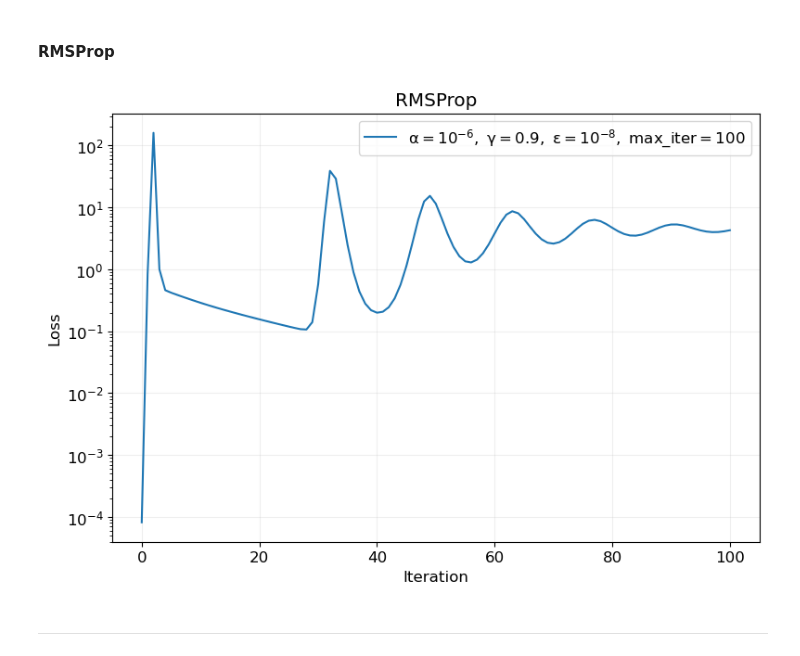
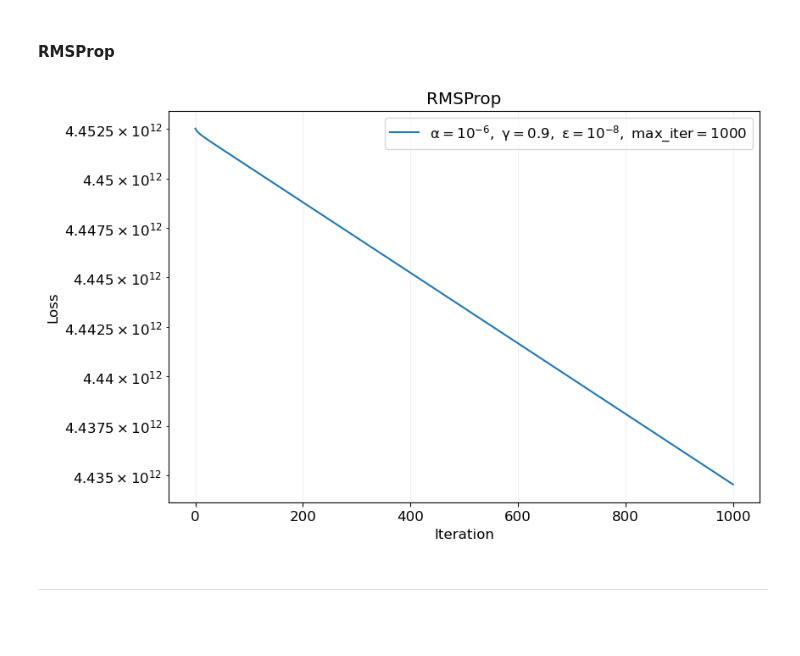
Before and after one commit to kisnikser/Optimization-Methods, a Jupyter notebook: main.ipynb, the cells around one changed output. Drawn from its saved outputs; the diff is of its cells as text; code cells hidden in the pictures; blank space fills up the shorter version.

```diff
--- a/main.ipynb
+++ b/main.ipynb
@@ -480,11 +478,12 @@ def DorKis(w0, h=1e-6, p=0.7, max_iter=1000):
         f_log.append(f(w))
     return w, f_log
 # %%
-w0 = np.zeros(X.shape[1])
+#w0 = np.zeros(X.shape[1])
 h = 1e-8
 p = 0.7
-max_iter = 100
+#max_iter = 1000
 
 w_DorKis, f_log_DorKis = DorKis(w0, h, p, max_iter)
+np.save('dorkis.npy', f_log_DorKis)
 # %%
 plt.figure(figsize=(9, 6))
@@ -513,11 +513,12 @@ def Momentum(w0, alpha=1e-3, beta=0.9, max_iter=1000):
         f_log.append(f(w))
     return w, f_log
 # %%
-w0 = np.zeros(X.shape[1])
+#w0 = np.zeros(X.shape[1])
 alpha = 1e-8
 beta = 0.9
-max_iter = 100
+#max_iter = 100
 
 w_Momentum, f_log_Momentum = Momentum(w0, alpha, beta, max_iter)
+np.save('momentum.npy', f_log_Momentum)
 # %%
 plt.figure(figsize=(9, 6))
@@ -546,11 +548,12 @@ def NesterovMomentum(w0, alpha=1e-3, beta=0.9, max_iter=1000):
         f_log.append(f(w))
     return w, f_log
 # %%
-w0 = np.zeros(X.shape[1])
+#w0 = np.zeros(X.shape[1])
 alpha = 1e-8
 beta = 0.9
-max_iter = 100
+#max_iter = 100
 
 w_NesterovMomentum, f_log_NesterovMomentum = NesterovMomentum(w0, alpha, beta, max_iter)
+np.save('nesterov_momentum.npy', f_log_NesterovMomentum)
 # %%
 plt.figure(figsize=(9, 6))
@@ -581,11 +584,12 @@ def Adagrad(w0, alpha=1e-2, eps=1e-8, max_iter=1000):
         f_log.append(f(w))
     return w, f_log
 # %%
-w0 = np.zeros(X.shape[1])
+#w0 = np.zeros(X.shape[1])
 alpha = 1e-8
 eps = 1e-8
-max_iter = 100
+#max_iter = 100
 
 w_Adagrad, f_log_Adagrad = Adagrad(w0, alpha, eps, max_iter)
+np.save('adagrad.npy', f_log_Adagrad)
 # %%
 plt.figure(figsize=(9, 6))
@@ -627,15 +632,15 @@ w_RMSProp, f_log_RMSProp = RMSProp(w0, alpha, gamma, eps, max_iter)
 # %%
 plt.figure(figsize=(9, 6))
-plt.plot(f_log_RMSProp, label=r'$\mathrm{\alpha = 10^{-6}, \ \gamma = 0.9, \ \varepsilon = 10^{-8}, \ max\_iter = 100}$')
+plt.plot(f_log_RMSProp, label=r'$\mathrm{\alpha = 10^{-6}, \ \gamma = 0.9, \ \varepsilon = 10^{-8}, \ max\_iter = 1000}$')
 plt.title(f'RMSProp')
 plt.legend()
 plt.xlabel('Iteration')
 plt.yscale('log')
 plt.ylabel('Loss')
 plt.grid(alpha=0.2)
 plt.savefig('rmsprop.pdf', bbox_inches='tight')
 # %% [output]
-[figure, old version]
+[figure, new version]
 # %% [markdown]
 ---
 # %% [markdown]
```
Also changed, not shown: parts of 43 cells of this notebook, 33 other files.
